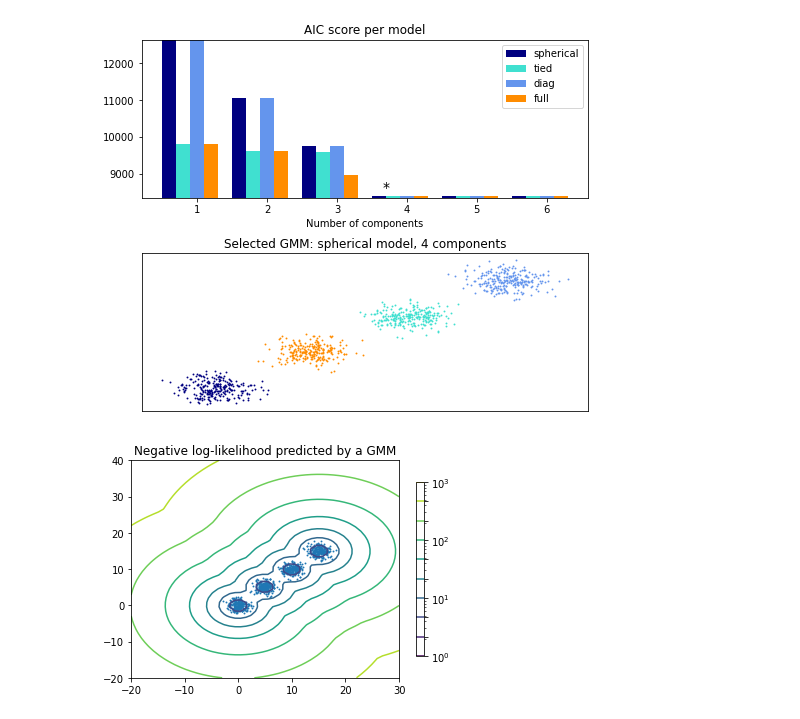
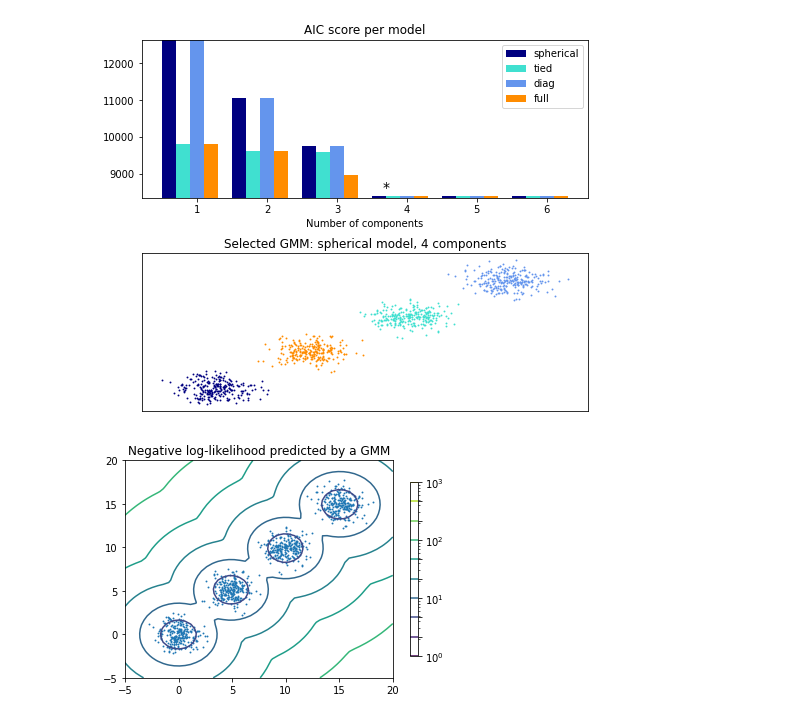
Before and after one commit to yasuhiroinoue/AppMathSci, a Jupyter notebook: 応用数理(2021_12_13).ipynb, the cells around one changed output. Saved outputs shown, nothing was run; the diff lists cells and outputs as text; code cells hidden in the pictures.

```diff
--- a/応用数理(2021_12_13).ipynb
+++ b/応用数理(2021_12_13).ipynb
@@ -502,21 +502,21 @@ plt.show()
 [figure]
 # %%
 # display predicted scores by the model as a contour plot
-x = np.linspace(-20.0, 30.0)
-y = np.linspace(-20.0, 40.0)
+x = np.linspace(-5.0, 20.0)
+y = np.linspace(-5.0, 20.0)
 mX, mY = np.meshgrid(x, y)
 XX = np.array([mX.ravel(), mY.ravel()]).T
 Z = -clf.score_samples(XX)
 Z = Z.reshape(mX.shape)
 
 CS = plt.contour(
     mX, mY, Z, norm=LogNorm(vmin=1.0, vmax=1000.0), levels=np.logspace(0, 3, 10)
 )
 CB = plt.colorbar(CS, shrink=0.8, extend="both")
 plt.scatter(arr[:, 0], arr[:, 1], 0.8)
 
 plt.title("Negative log-likelihood predicted by a GMM")
 plt.axis("tight")
 plt.show()
 # %% [output]
-[figure, old version]
+[figure, new version]
```
Also changed, not shown: parts of 1 cell of this notebook.
